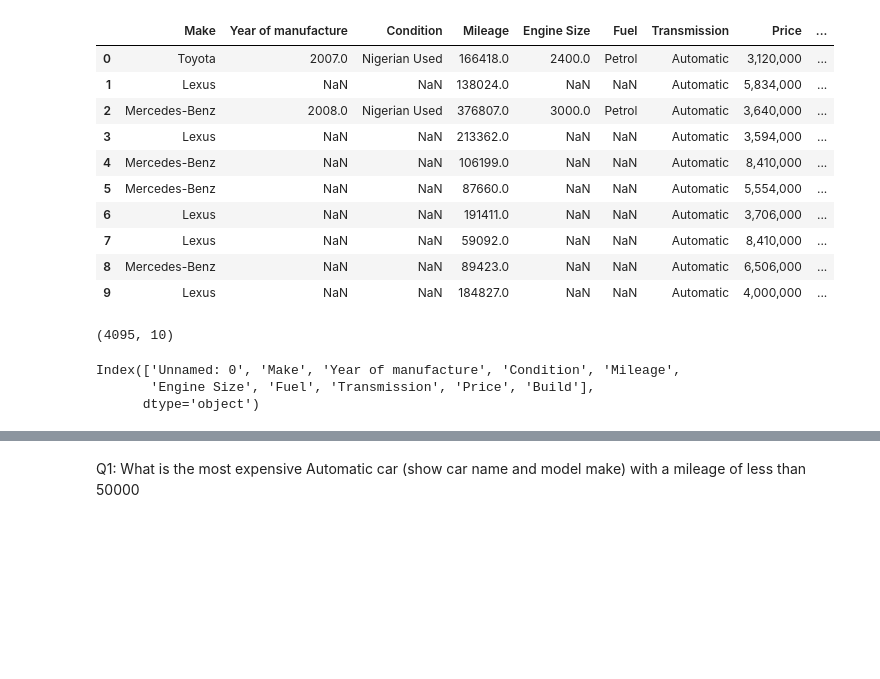
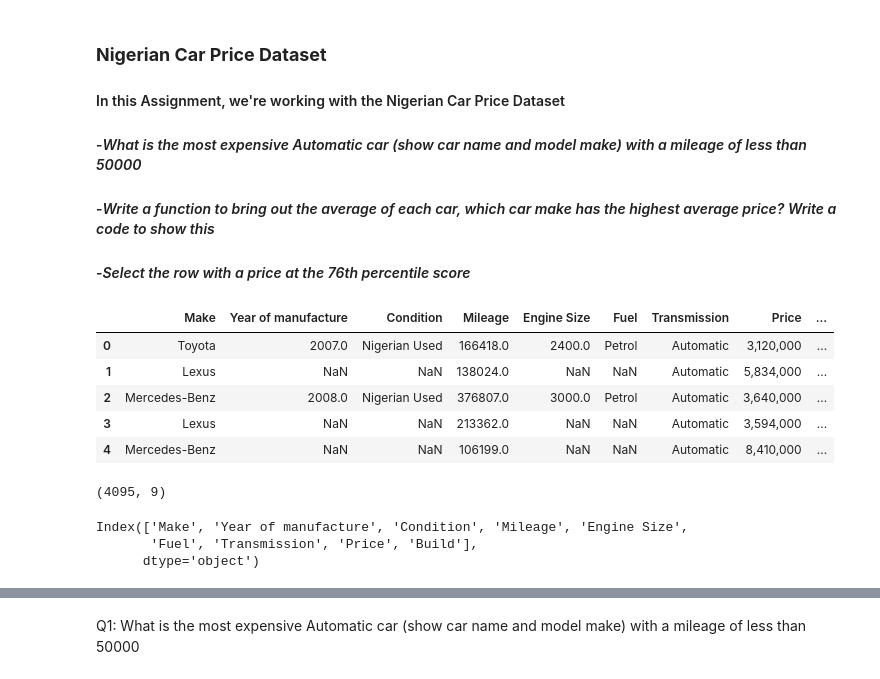
Before and after one commit to Placidus-Ali/intermediate_projects, a Jupyter notebook: week6/lesson2.ipynb, the cells around one changed output, grey strips where cells are left out. Drawn from its saved outputs; the diff is of its cells as text; code cells hidden in the pictures; blank space fills up the shorter version.

```diff
--- a/week6/lesson2.ipynb
+++ b/week6/lesson2.ipynb
@@ -1 +1,8 @@
+# %% [markdown]
+### **Nigerian Car Price Dataset**
+
+#### In this Assignment, we're working with the Nigerian Car Price Dataset
+#### -*What is the most expensive Automatic car (show car name and model make) with a mileage of less than 50000*
+#### -*Write a function to bring out the average of each car, which car make has the highest average price? Write a code to show this*
+#### -*Select the row with a price at the 76th percentile score*
 # %%
@@ -2,27 +10,25 @@
 import pandas as pd
 import numpy as np
 # %%
+# Reading the Nigerian_Car_Prices dataset
 car_prices = pd.read_csv("Nigerian_Car_Prices.csv", index_col=0) # Index-_col=0 is used to remove the column called 'unnamed'
-car_prices.head(10)
+car_prices.head()
 # %% [output]
 |  | Make | Year of manufacture | Condition | Mileage | Engine Size | Fuel | Transmission | Price | ... |
 | 0 | Toyota | 2007.0 | Nigerian Used | 166418.0 | 2400.0 | Petrol | Automatic | 3,120,000 | ... |
 | 1 | Lexus | NaN | NaN | 138024.0 | NaN | NaN | Automatic | 5,834,000 | ... |
 | 2 | Mercedes-Benz | 2008.0 | Nigerian Used | 376807.0 | 3000.0 | Petrol | Automatic | 3,640,000 | ... |
 | 3 | Lexus | NaN | NaN | 213362.0 | NaN | NaN | Automatic | 3,594,000 | ... |
 | 4 | Mercedes-Benz | NaN | NaN | 106199.0 | NaN | NaN | Automatic | 8,410,000 | ... |
-| 5 | Mercedes-Benz | NaN | NaN | 87660.0 | NaN | NaN | Automatic | 5,554,000 | ... |
-| 6 | Lexus | NaN | NaN | 191411.0 | NaN | NaN | Automatic | 3,706,000 | ... |
-| 7 | Lexus | NaN | NaN | 59092.0 | NaN | NaN | Automatic | 8,410,000 | ... |
-| 8 | Mercedes-Benz | NaN | NaN | 89423.0 | NaN | NaN | Automatic | 6,506,000 | ... |
-| 9 | Lexus | NaN | NaN | 184827.0 | NaN | NaN | Automatic | 4,000,000 | ... |
-# %%
-car_prices.shape
-# %% [output]
-(4095, 10)
-# %%
-car_prices.columns
-# %% [output]
-Index(['Unnamed: 0', 'Make', 'Year of manufacture', 'Condition', 'Mileage',
-       'Engine Size', 'Fuel', 'Transmission', 'Price', 'Build'],
-      dtype='object')
+# %%
+# checking the shape of the dataset
+car_prices.shape
+# %% [output]
+(4095, 9)
+# %%
+# checking the column the label
+car_prices.columns
+# %% [output]
+Index(['Make', 'Year of manufacture', 'Condition', 'Mileage', 'Engine Size',
+       'Fuel', 'Transmission', 'Price', 'Build'],
+      dtype='object')
```
Also changed, not shown: parts of 31 cells of this notebook, 3 other files.
